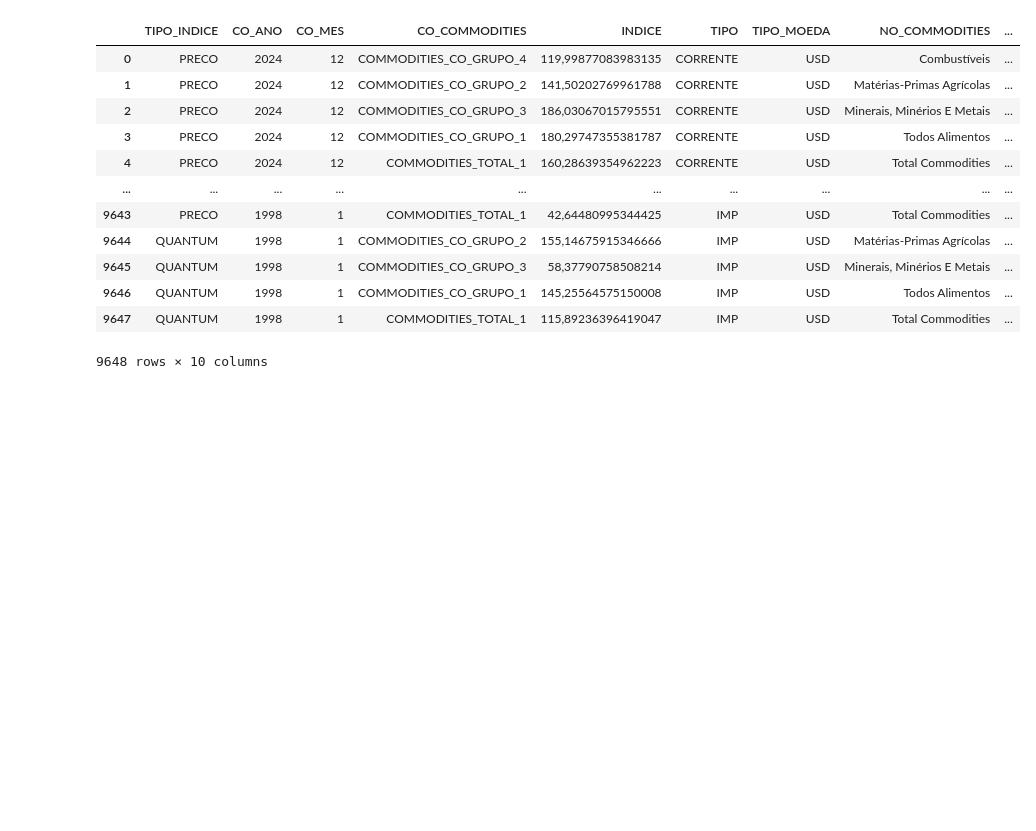
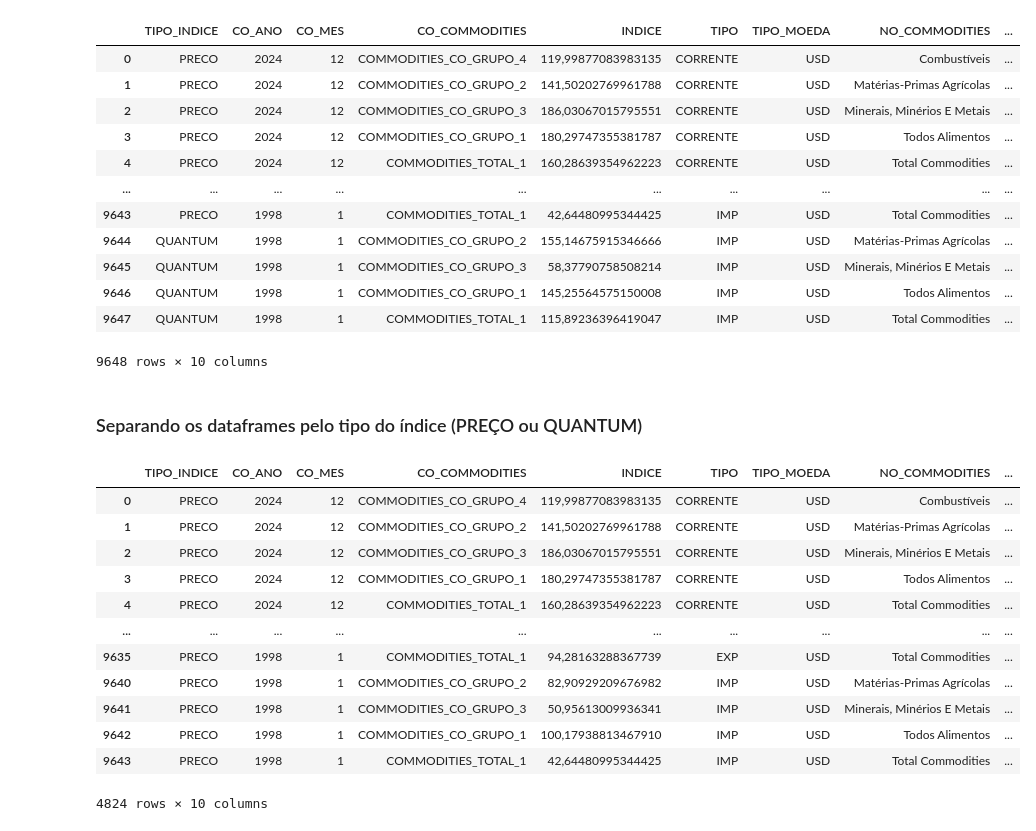
Before and after one commit to MateusVasc/sistemas-multiplos-preditores-commodities, a Jupyter notebook: notebooks/time_series_segmentation.ipynb, the cells around one changed output. Drawn from its saved outputs; the diff is of its cells as text; code cells hidden in the pictures; blank space fills up the shorter version.

Commit message:
feat: Adds segmentation by indice, type and commodity

```diff
--- a/notebooks/time_series_segmentation.ipynb
+++ b/notebooks/time_series_segmentation.ipynb
@@ -18,3 +18,29 @@ df
 | 9646 | QUANTUM | 1998 | 1 | COMMODITIES_CO_GRUPO_1 | 145,25564575150008 | IMP | USD | Todos Alimentos | ... |
 | 9647 | QUANTUM | 1998 | 1 | COMMODITIES_TOTAL_1 | 115,89236396419047 | IMP | USD | Total Commodities | ... |
 9648 rows × 10 columns
+# %% [markdown]
+### Separando os dataframes pelo tipo do índice (PREÇO ou QUANTUM)
+# %%
+def get_series_by_tipo_indice(df):
+    df_preco = df[df['TIPO_INDICE'] == 'PRECO']
+    df_quantum = df[df['TIPO_INDICE'] == 'QUANTUM']
+
+    return df_preco, df_quantum
+# %%
+df_preco, df_quantum = get_series_by_tipo_indice(df)
+# %%
+df_preco
+# %% [output]
+|  | TIPO_INDICE | CO_ANO | CO_MES | CO_COMMODITIES | INDICE | TIPO | TIPO_MOEDA | NO_COMMODITIES | ... |
+| 0 | PRECO | 2024 | 12 | COMMODITIES_CO_GRUPO_4 | 119,99877083983135 | CORRENTE | USD | Combustíveis | ... |
+| 1 | PRECO | 2024 | 12 | COMMODITIES_CO_GRUPO_2 | 141,50202769961788 | CORRENTE | USD | Matérias-Primas Agrícolas | ... |
+| 2 | PRECO | 2024 | 12 | COMMODITIES_CO_GRUPO_3 | 186,03067015795551 | CORRENTE | USD | Minerais, Minérios E Metais | ... |
+| 3 | PRECO | 2024 | 12 | COMMODITIES_CO_GRUPO_1 | 180,29747355381787 | CORRENTE | USD | Todos Alimentos | ... |
+| 4 | PRECO | 2024 | 12 | COMMODITIES_TOTAL_1 | 160,28639354962223 | CORRENTE | USD | Total Commodities | ... |
+| ... | ... | ... | ... | ... | ... | ... | ... | ... | ... |
+| 9635 | PRECO | 1998 | 1 | COMMODITIES_TOTAL_1 | 94,28163288367739 | EXP | USD | Total Commodities | ... |
+| 9640 | PRECO | 1998 | 1 | COMMODITIES_CO_GRUPO_2 | 82,90929209676982 | IMP | USD | Matérias-Primas Agrícolas | ... |
+| 9641 | PRECO | 1998 | 1 | COMMODITIES_CO_GRUPO_3 | 50,95613009936341 | IMP | USD | Minerais, Minérios E Metais | ... |
+| 9642 | PRECO | 1998 | 1 | COMMODITIES_CO_GRUPO_1 | 100,17938813467910 | IMP | USD | Todos Alimentos | ... |
+| 9643 | PRECO | 1998 | 1 | COMMODITIES_TOTAL_1 | 42,64480995344425 | IMP | USD | Total Commodities | ... |
+4824 rows × 10 columns
```
Also changed, not shown: parts of 57 cells of this notebook.
